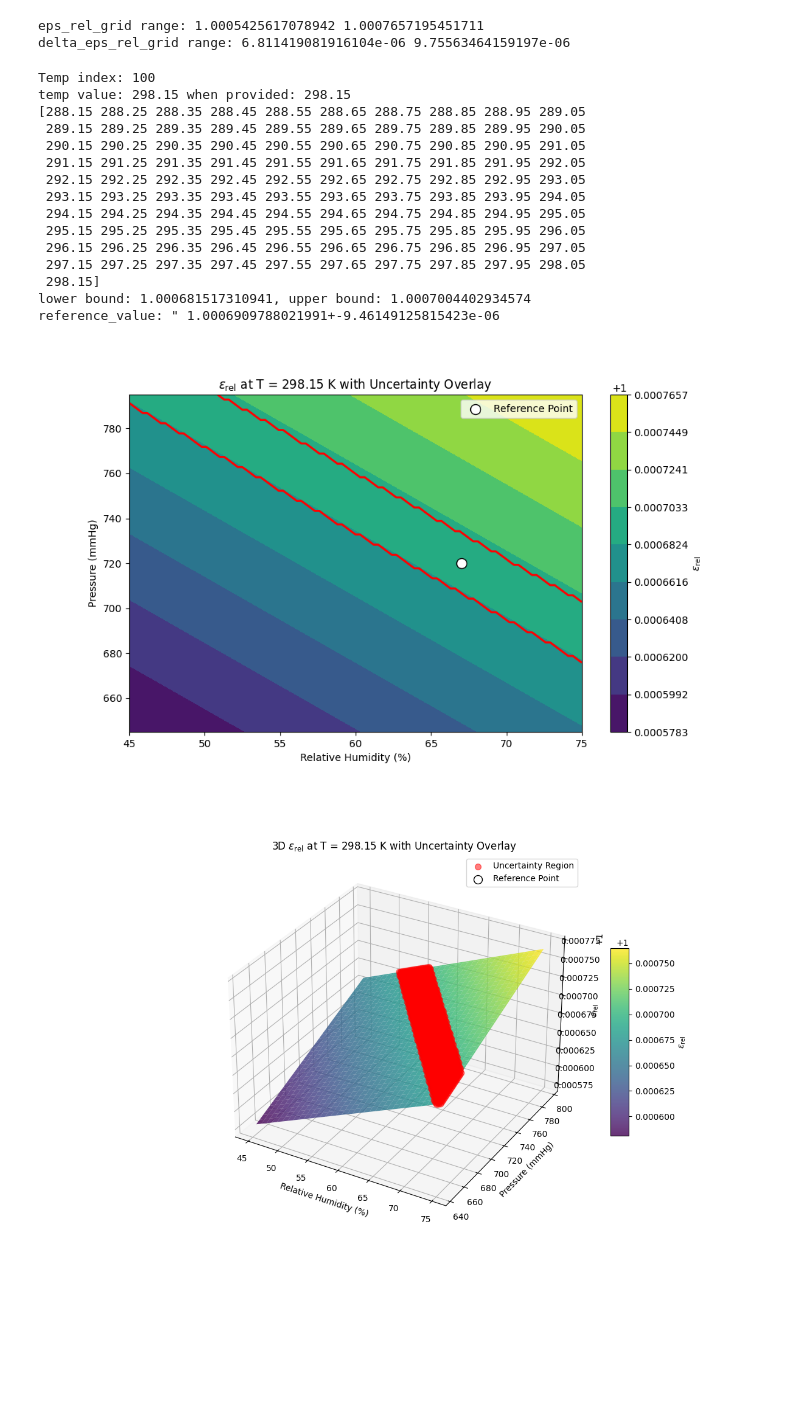
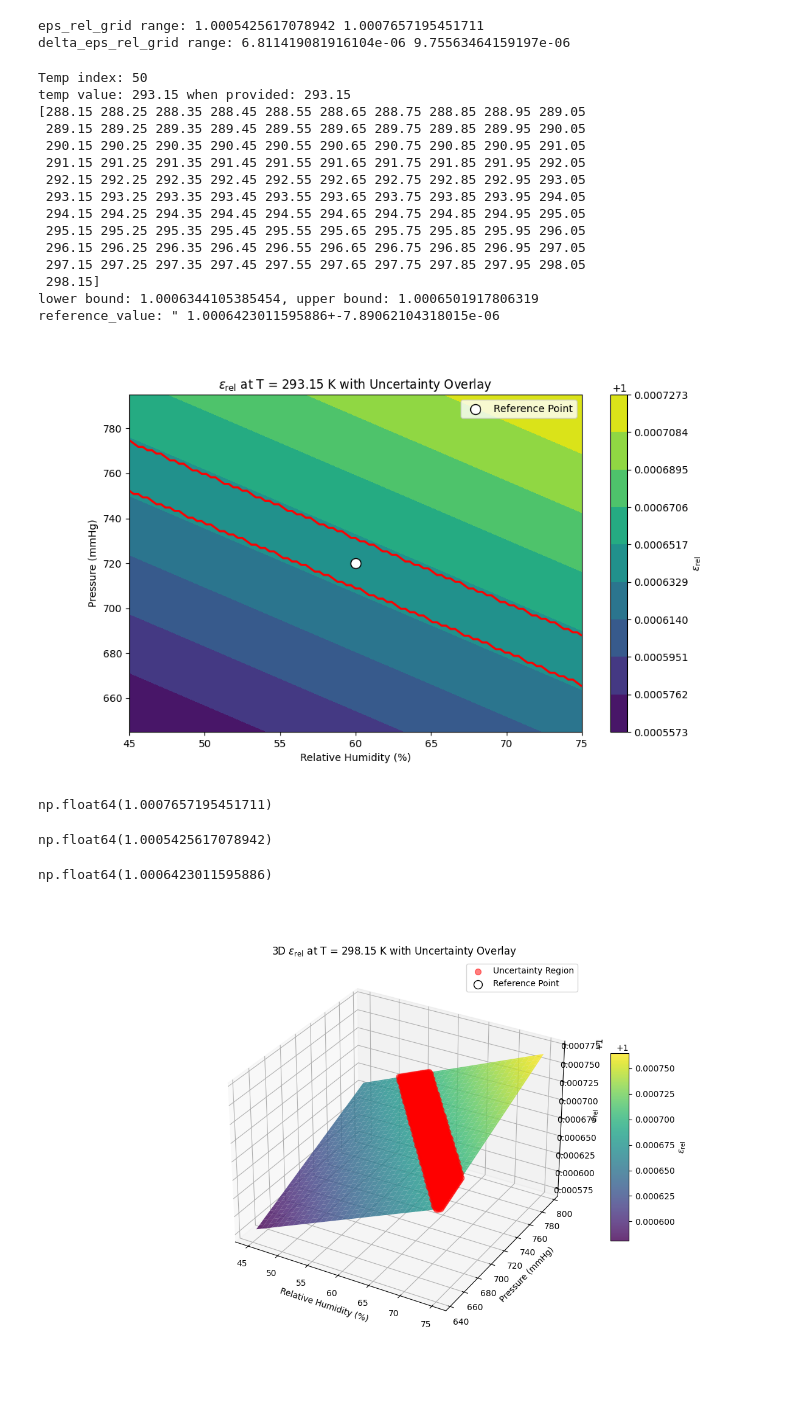
Before and after one commit to twistfire/GWR_calib_unc, a Jupyter notebook: unc_calib.ipynb, the cells around one changed output. Cells and saved outputs as stored; diff of their text form; code cells hidden in the pictures; blank space fills up the shorter version.

```diff
--- a/unc_calib.ipynb
+++ b/unc_calib.ipynb
@@ -187,8 +187,8 @@ def plot_contours_with_uncertainty(
 
 # Example Input
 # Reference conditions - point
-RH_ref = 67  # % RH
-T_K_ref = 298.15  # K
+RH_ref = 60  # % RH
+T_K_ref = 293.15  # K
 P_mmHg_ref = 96 * 7.50062  # mmHg
 
 fixed_T_idx = np.argmin(np.abs(T_K_range - T_K_ref))  # Fixed temperature index - closest
@@ -197,38 +197,50 @@ print(f'temp value: {T_K_range[fixed_T_idx]} when provided: {T_K_ref}')
 print(T_K_range)
 
 # calculation of reference values:
 ref_eps, ref_delta_eps = ucf.calculate_rel_eps_with_uncertainty(RH_ref, T_K_ref, P_mmHg_ref, delta_RH, delta_T, delta_P)
 
 # Plot contours with uncertainty overlay
 plot_contours_with_uncertainty(
     X = RH_range,
     Y = P_mmHg_range,
     Z = eps_rel_grid[fixed_T_idx, :, :].T,  # Transpose to align dimensions
     ref_value=ref_eps,
     delta_ref = ref_delta_eps,
     RH_ref = RH_ref,
     P_mmHg_ref = P_mmHg_ref,
     xlabel='Relative Humidity (%)',
     ylabel='Pressure (mmHg)',
     title=r'$\varepsilon_\text{rel}$ at T = ' + f'{T_K_ref} K with Uncertainty Overlay'
 )
 # %% [output]
-Temp index: 100
-temp value: 298.15 when provided: 298.15
+Temp index: 50
+temp value: 293.15 when provided: 293.15
 [288.15 288.25 288.35 288.45 288.55 288.65 288.75 288.85 288.95 289.05
  289.15 289.25 289.35 289.45 289.55 289.65 289.75 289.85 289.95 290.05
  290.15 290.25 290.35 290.45 290.55 290.65 290.75 290.85 290.95 291.05
  291.15 291.25 291.35 291.45 291.55 291.65 291.75 291.85 291.95 292.05
  292.15 292.25 292.35 292.45 292.55 292.65 292.75 292.85 292.95 293.05
  293.15 293.25 293.35 293.45 293.55 293.65 293.75 293.85 293.95 294.05
  294.15 294.25 294.35 294.45 294.55 294.65 294.75 294.85 294.95 295.05
  295.15 295.25 295.35 295.45 295.55 295.65 295.75 295.85 295.95 296.05
  296.15 296.25 296.35 296.45 296.55 296.65 296.75 296.85 296.95 297.05
  297.15 297.25 297.35 297.45 297.55 297.65 297.75 297.85 297.95 298.05
  298.15]
-lower bound: 1.000681517310941, upper bound: 1.0007004402934574
-reference_value: " 1.0006909788021991+-9.46149125815423e-06
+lower bound: 1.0006344105385454, upper bound: 1.0006501917806319
+reference_value: " 1.0006423011595886+-7.89062104318015e-06
-[figure, old version]
+[figure, new version]
+# %%
+np.max(eps_rel_grid)
+# %% [output]
+np.float64(1.0007657195451711)
+# %%
+np.min(eps_rel_grid)
+# %% [output]
+np.float64(1.0005425617078942)
+# %%
+ref_eps
+# %% [output]
+np.float64(1.0006423011595886)
 # %%
 def plot_3D_with_uncertainty(
     X, Y, Z, ref_value, delta_ref, RH_ref, P_mmHg_ref, xlabel, ylabel, zlabel, title
```
Also changed, not shown: parts of 4 cells of this notebook.
